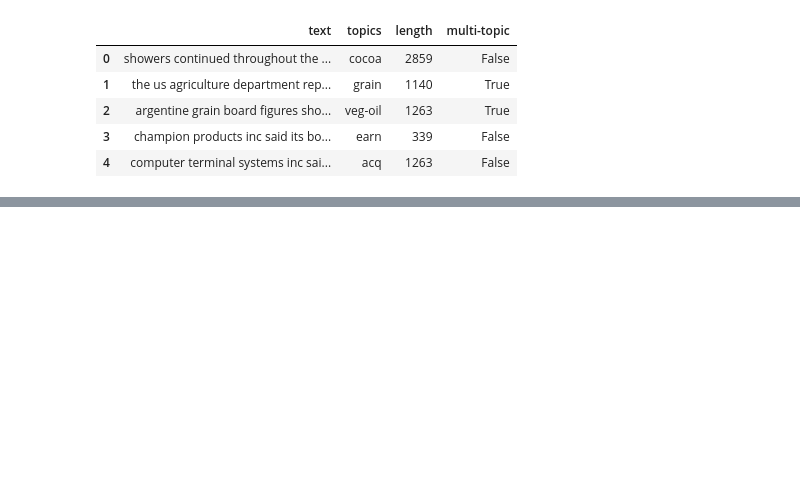
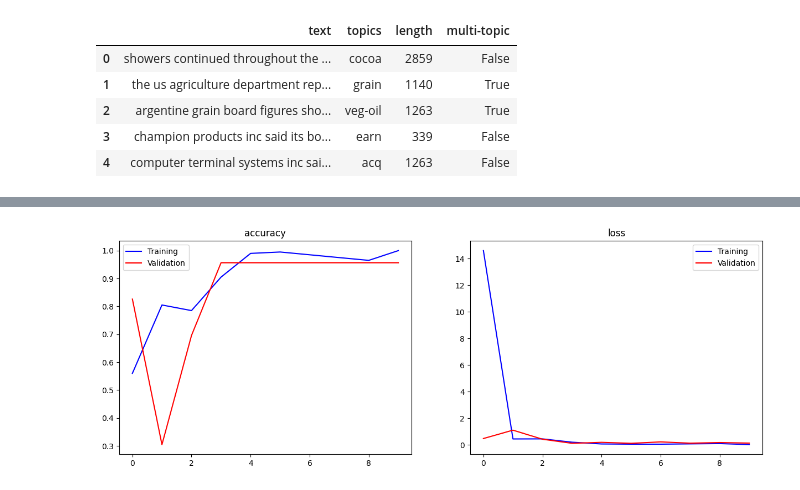
Before and after one commit to maurerpier/research-embeddings, a Jupyter notebook: TextTopicModel.ipynb, the cells around one changed output, grey strips where cells are left out. Drawn from its saved outputs; the diff is of its cells as text; code cells hidden in the pictures; blank space fills up the shorter version.

```diff
--- a/TextTopicModel.ipynb
+++ b/TextTopicModel.ipynb
@@ -143,8 +146,8 @@ max_length = df['text'].apply(len).max()
 one_hot_X_train = [one_hot(t, vocab_size) for t in X_train]
 one_hot_X_test = [one_hot(t, vocab_size) for t in X_test]
 
-encoded_X_train = pad_sequences(one_hot_encoder_X_train, maxlen=max_length, padding="post")
-encoded_X_test = pad_sequences(one_hot_encoder_X_test, maxlen=max_length, padding="post")
+encoded_X_train = pad_sequences(one_hot_X_train, maxlen=max_length, padding="post")
+encoded_X_test = pad_sequences(one_hot_X_test, maxlen=max_length, padding="post")
 # %%
 # model
 from tensorflow.keras.models import Sequential
@@ -165,5 +168,5 @@ model = Sequential([
     Dense(1, activation="sigmoid")
 ])
 
-model.compile(optimizer="adam", loss="categorical_crossentropy", metrics=["accuracy"])
+model.compile(optimizer="adam", loss="binary_crossentropy", metrics=["accuracy"])
 model.summary()
@@ -171,0 +198,2 @@ model.evaluate(encoded_X_test, encoded_y_test)
+# %%
+history = model.fit(encoded_X_train, encoded_y_train, epochs=10, batch_size=10, validation_split=0.1)
@@ -171,0 +221,25 @@ model.evaluate(encoded_X_test, encoded_y_test)
+# %%
+def plot_learning_curves(history):
+    acc      = history.history["accuracy"]
+    val_acc  = history.history["val_accuracy"]
+    loss     = history.history["loss"]
+    val_loss = history.history["val_loss"]
+
+    epochs = range(len(acc))
+
+    fig, (ax1, ax2) = plt.subplots(1, 2, figsize=(15,5))
+    ax1.plot(epochs, acc, "b", label="Training")
+    ax1.plot(epochs, val_acc, "r", label="Validation")
+    ax1.set_title("accuracy")
+    ax1.legend()
+
+    ax2.plot(epochs, loss, "b", label="Training")
+    ax2.plot(epochs, val_loss, "r", label="Validation")
+    ax2.set_title("loss")
+    ax2.legend()
+
+    fig.show()
+
+plot_learning_curves(history)
+# %% [output]
+[figure, added]
```
Also changed, not shown: parts of 13 cells of this notebook.
